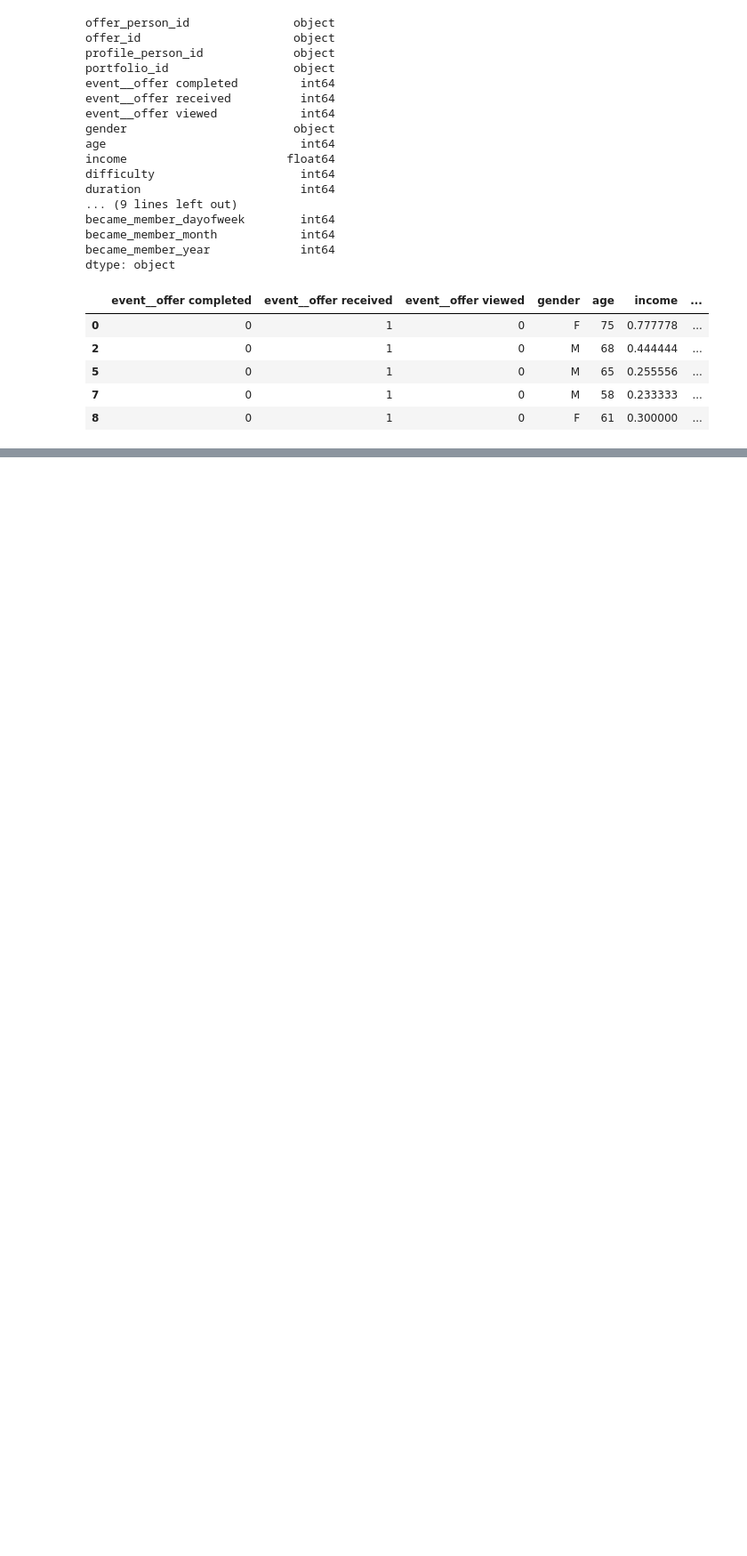
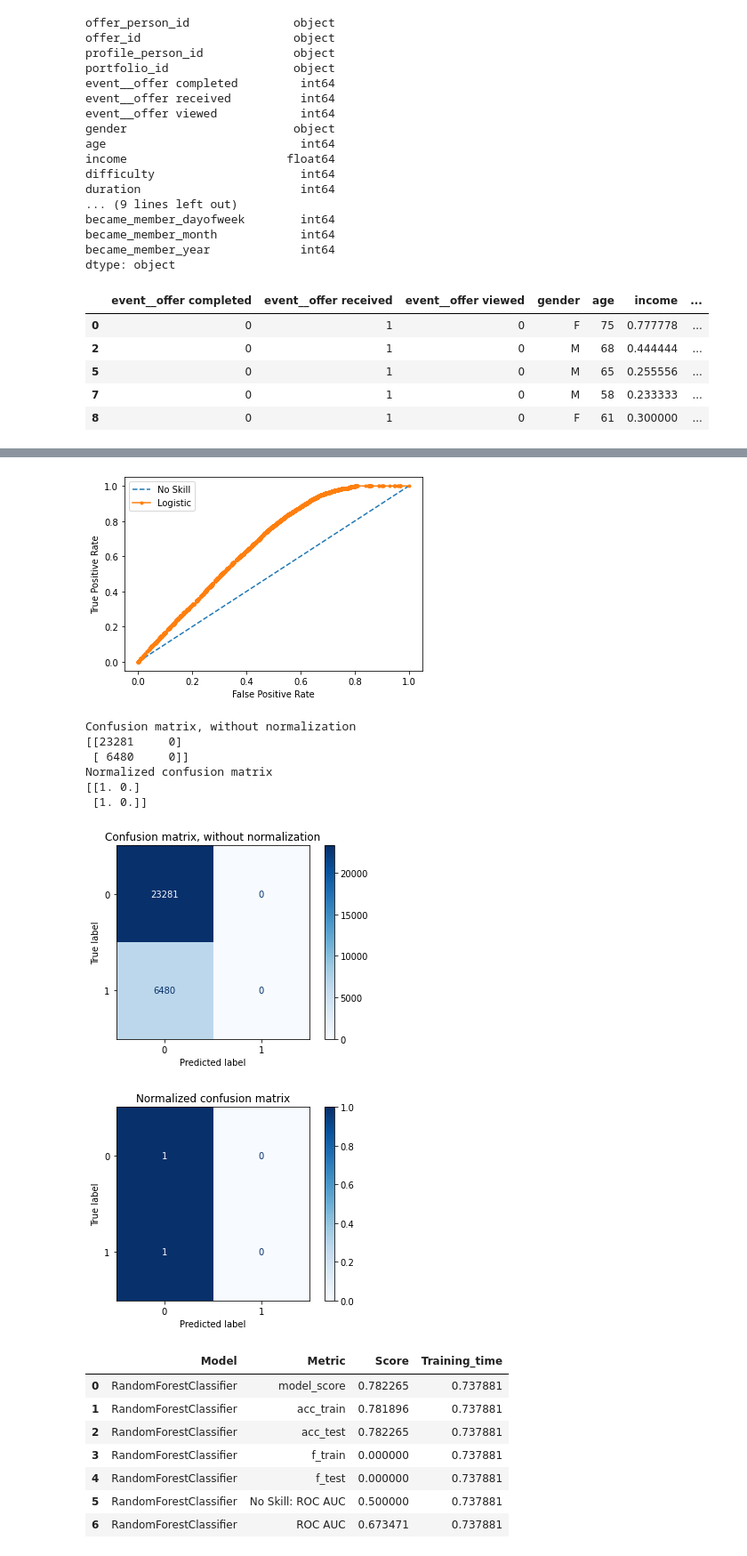
Before and after one commit to jmnickerson05/udacity_starbucks_capstone, a Jupyter notebook: Starbucks_Capstone_notebook.ipynb, the cells around one changed output, grey strips where cells are left out. Shown at 89% size. Cells and saved outputs as stored; diff of their text form; code cells hidden in the pictures; blank space fills up the shorter version.

Commit message:
Updating model exploration process

```diff
--- a/Starbucks_Capstone_notebook.ipynb
+++ b/Starbucks_Capstone_notebook.ipynb
@@ -560,19 +555,16 @@ def grid_search(model, params, X, y, X_train, y_train, X_test, y_test):
     }
 # %%
-%%time
-import xgboost as xgb
-from sklearn.model_selection import GridSearchCV
-from sklearn.metrics import make_scorer, f1_score, fbeta_score, accuracy_score
-
-xgb_params = {
-    'max_depth': range (2, 10, 1),
-    'n_estimators': range(60, 220, 40),
-    'learning_rate': [0.1, 0.01, 0.05]
-}
-grid_search_results = grid_search(xgb.XGBClassifier(objective = 'reg:squarederror'), #'reg:linear'),
-                          xgb_params, features, y,
-                          X_train, y_train,
-                          X_test, y_test)
+# %%time
+# xgb_params = {
+#     'max_depth': range (2, 10, 1),
+#     'n_estimators': range(60, 220, 40),
+#     'learning_rate': [0.1, 0.01, 0.05]
+# }
+# grid_search_results = grid_search(xgb.XGBClassifier(#objective = 'reg:squarederror'
+#                                                    ), #'reg:linear'),
+#                           xgb_params, features, y,
+#                           X_train, y_train,
+#                           X_test, y_test)
 
 # '''Example parameters taken from: https://www.kaggle.com/jayatou/xgbregressor-with-gridsearchcv'''
 # xgb_params = {'nthread':[4],
@@ -633,7 +590,7 @@ grid_search_results
 # %%
-import pickle
-with open('grid_search_results.pkl', 'wb') as f:
-    pickle.dump(grid_search_results, f, protocol=pickle.HIGHEST_PROTOCOL)
+# import pickle
+# with open('grid_search_results.pkl', 'wb') as f:
+#     pickle.dump(grid_search_results, f, protocol=pickle.HIGHEST_PROTOCOL)
 # %%
 import pickle
 with open('grid_search_results.pkl', 'rb') as f:
@@ -693,6 +597,0 @@ X_test_temp = X_test[[i for i in list(X_test)
-# %%
-x.fit(X_train_temp, y_train)
-predictions = x.predict(X_test_temp)
-print("\nOptimized model\n------")
-print("Accuracy score on testing data: {:.4f}".format(accuracy_score(y_test, predictions)))
-print("F-score on testing data: {:.4f}".format(fbeta_score(y_test, predictions, beta = 0.5)))
@@ -755,0 +609,2 @@ dtype: object
+# %%
+model = grid_search_results['best_clf']
@@ -755,0 +820,21 @@ dtype: object
+# %%
+train_and_plot(RandomForestClassifier(max_depth=5, n_estimators=10, max_features=1),
+               X_train, y_train, X_test, y_test)
+# %% [output]
+[figure, added]
+Confusion matrix, without normalization
+[[23281     0]
+ [ 6480     0]]
+Normalized confusion matrix
+[[1. 0.]
+ [1. 0.]]
+[figure, added]
+[figure, added]
+|  | Model | Metric | Score | Training_time |
+| 0 | RandomForestClassifier | model_score | 0.782265 | 0.737881 |
+| 1 | RandomForestClassifier | acc_train | 0.781896 | 0.737881 |
+| 2 | RandomForestClassifier | acc_test | 0.782265 | 0.737881 |
+| 3 | RandomForestClassifier | f_train | 0.000000 | 0.737881 |
+| 4 | RandomForestClassifier | f_test | 0.000000 | 0.737881 |
+| 5 | RandomForestClassifier | No Skill: ROC AUC | 0.500000 | 0.737881 |
+| 6 | RandomForestClassifier | ROC AUC | 0.673471 | 0.737881 |
```
Also changed, not shown: parts of 35 cells of this notebook, 1 other file.
